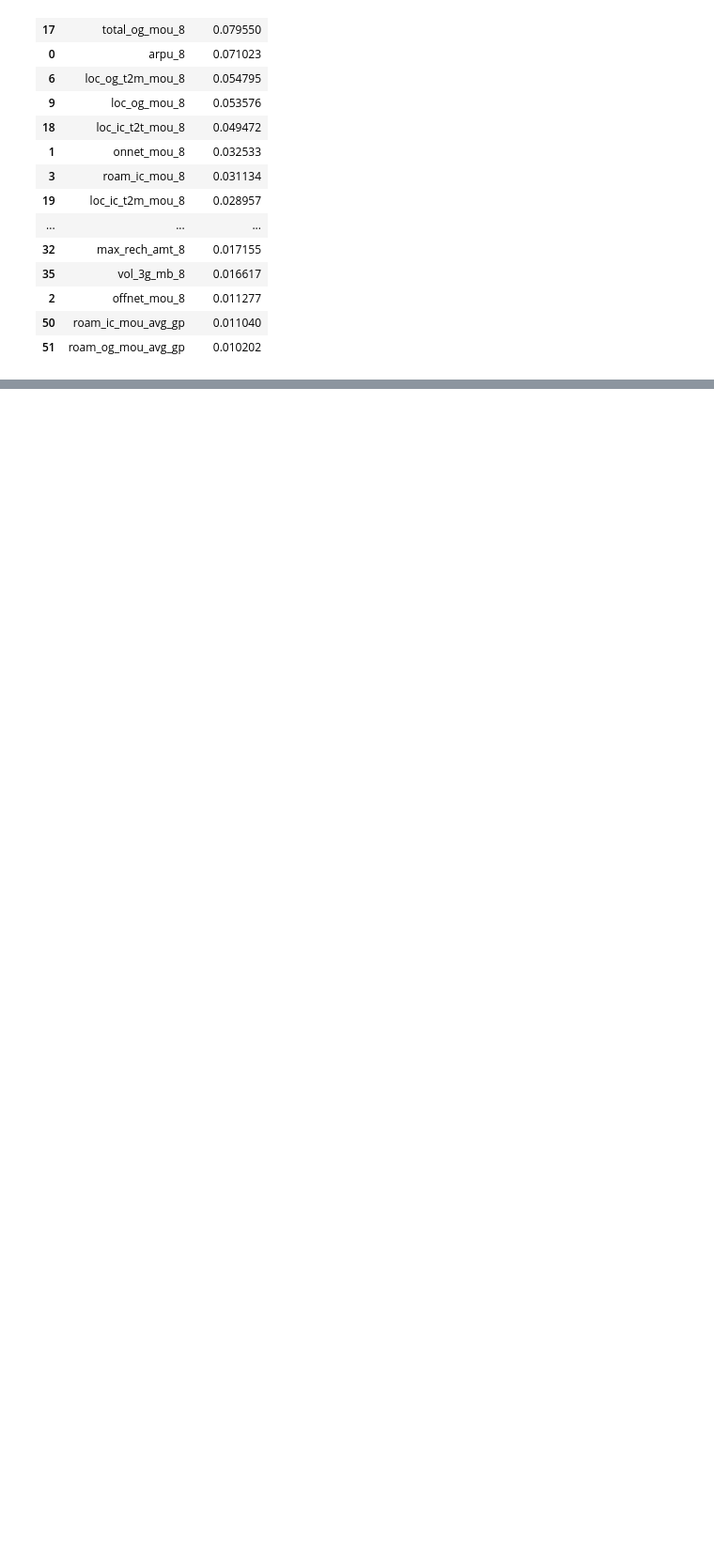
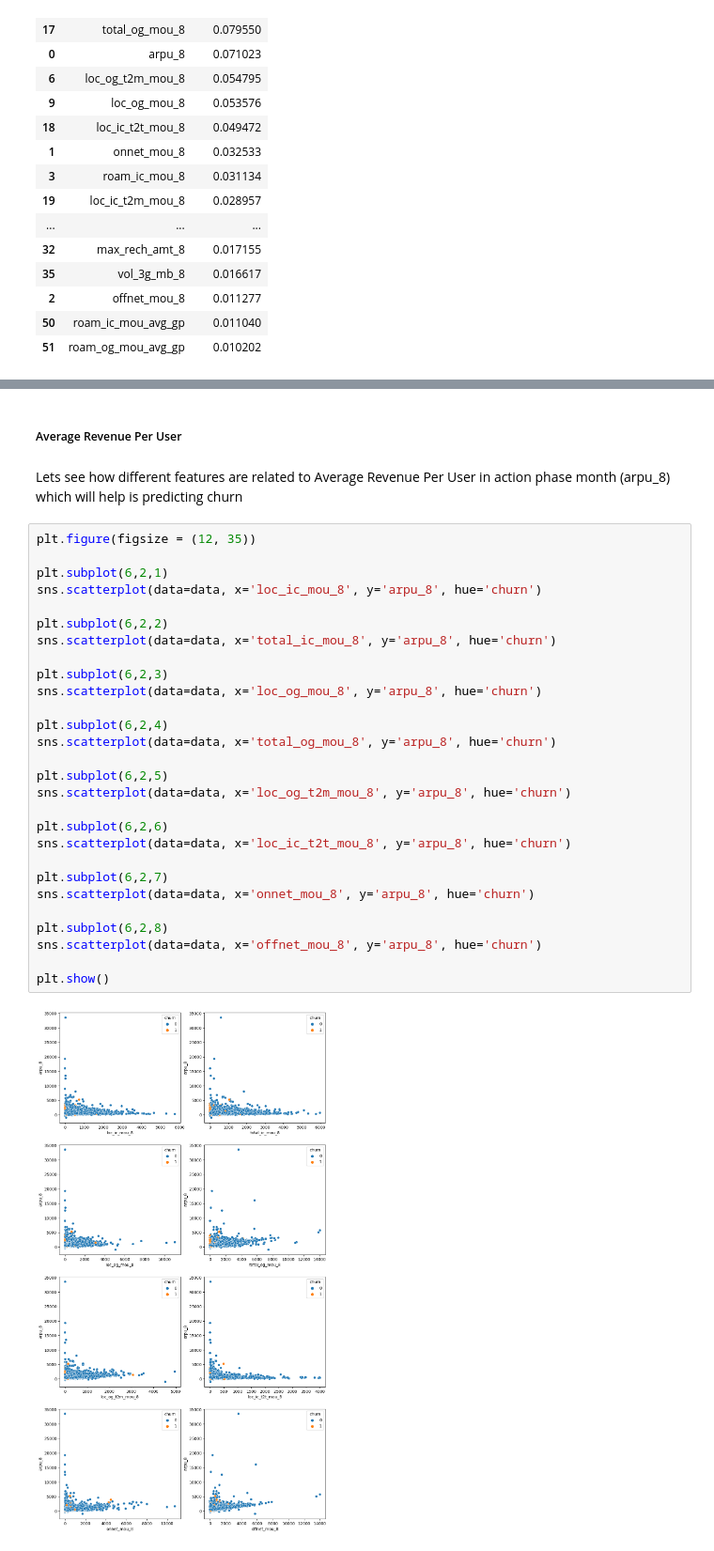
Before and after one commit to Awadhesh43/Advance-ML-Assignment-upGrad, a Jupyter notebook: Advance-ML-Telecom-Churn-Assignment.ipynb, the cells around one changed output, grey strips where cells are left out. Shown at 94% size. Saved outputs shown, nothing was run; the diff lists cells and outputs as text; blank space fills up the shorter version.

```diff
--- a/Advance-ML-Telecom-Churn-Assignment.ipynb
+++ b/Advance-ML-Telecom-Churn-Assignment.ipynb
@@ -897,0 +907,34 @@ imp_df
+# %% [markdown]
+##### Average Revenue Per User
+# %% [markdown]
+Lets see how different features are related to Average Revenue Per User in action phase month (arpu_8) which will help is predicting churn
+# %%
+plt.figure(figsize = (12, 35))
+
+plt.subplot(6,2,1)
+sns.scatterplot(data=data, x='loc_ic_mou_8', y='arpu_8', hue='churn')
+
+plt.subplot(6,2,2)
+sns.scatterplot(data=data, x='total_ic_mou_8', y='arpu_8', hue='churn')
+
+plt.subplot(6,2,3)
+sns.scatterplot(data=data, x='loc_og_mou_8', y='arpu_8', hue='churn')
+
+plt.subplot(6,2,4)
+sns.scatterplot(data=data, x='total_og_mou_8', y='arpu_8', hue='churn')
+
+plt.subplot(6,2,5)
+sns.scatterplot(data=data, x='loc_og_t2m_mou_8', y='arpu_8', hue='churn')
+
+plt.subplot(6,2,6)
+sns.scatterplot(data=data, x='loc_ic_t2t_mou_8', y='arpu_8', hue='churn')
+
+plt.subplot(6,2,7)
+sns.scatterplot(data=data, x='onnet_mou_8', y='arpu_8', hue='churn')
+
+plt.subplot(6,2,8)
+sns.scatterplot(data=data, x='offnet_mou_8', y='arpu_8', hue='churn')
+
+plt.show()
+# %% [output]
+[figure, added]
```
Also changed, not shown: parts of 11 cells of this notebook.
